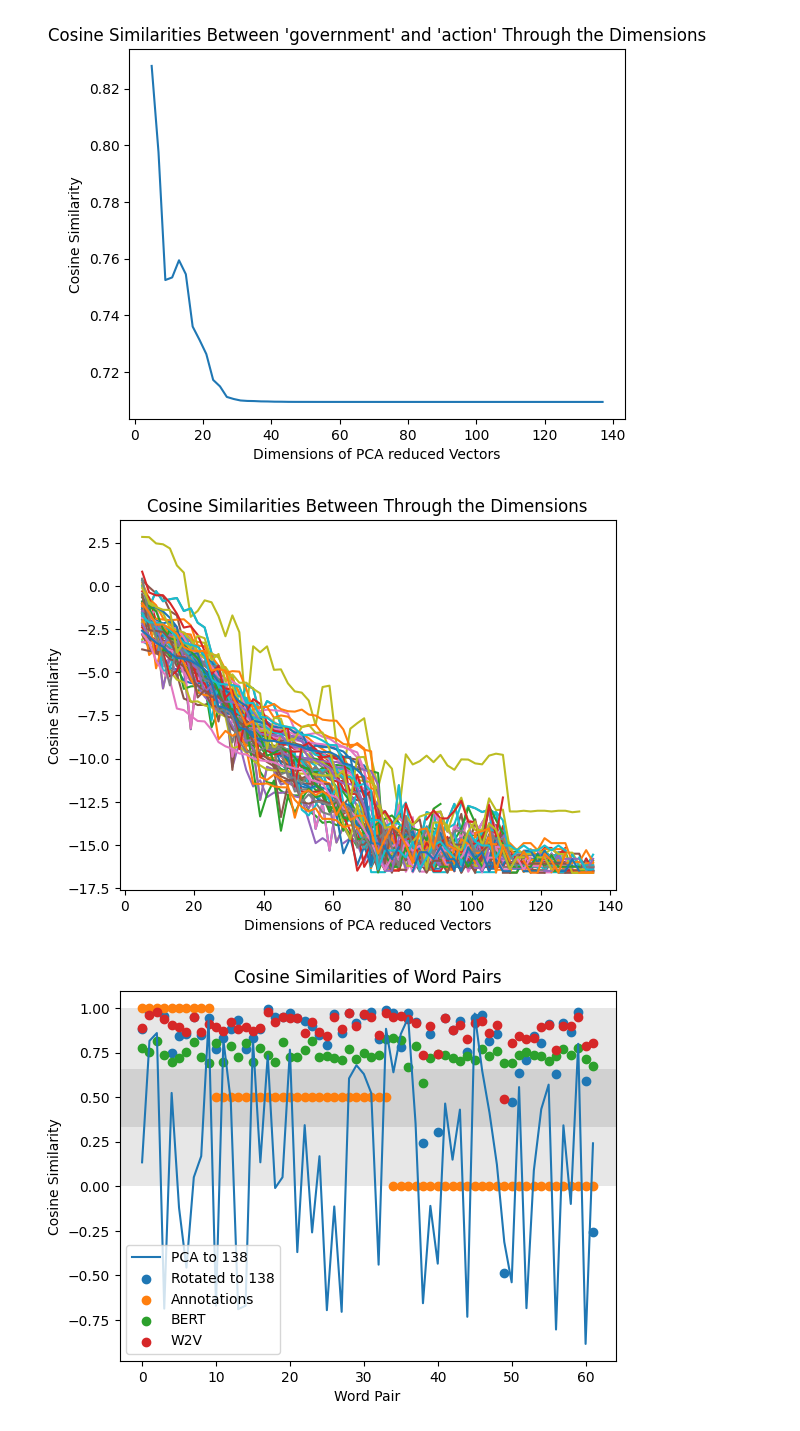
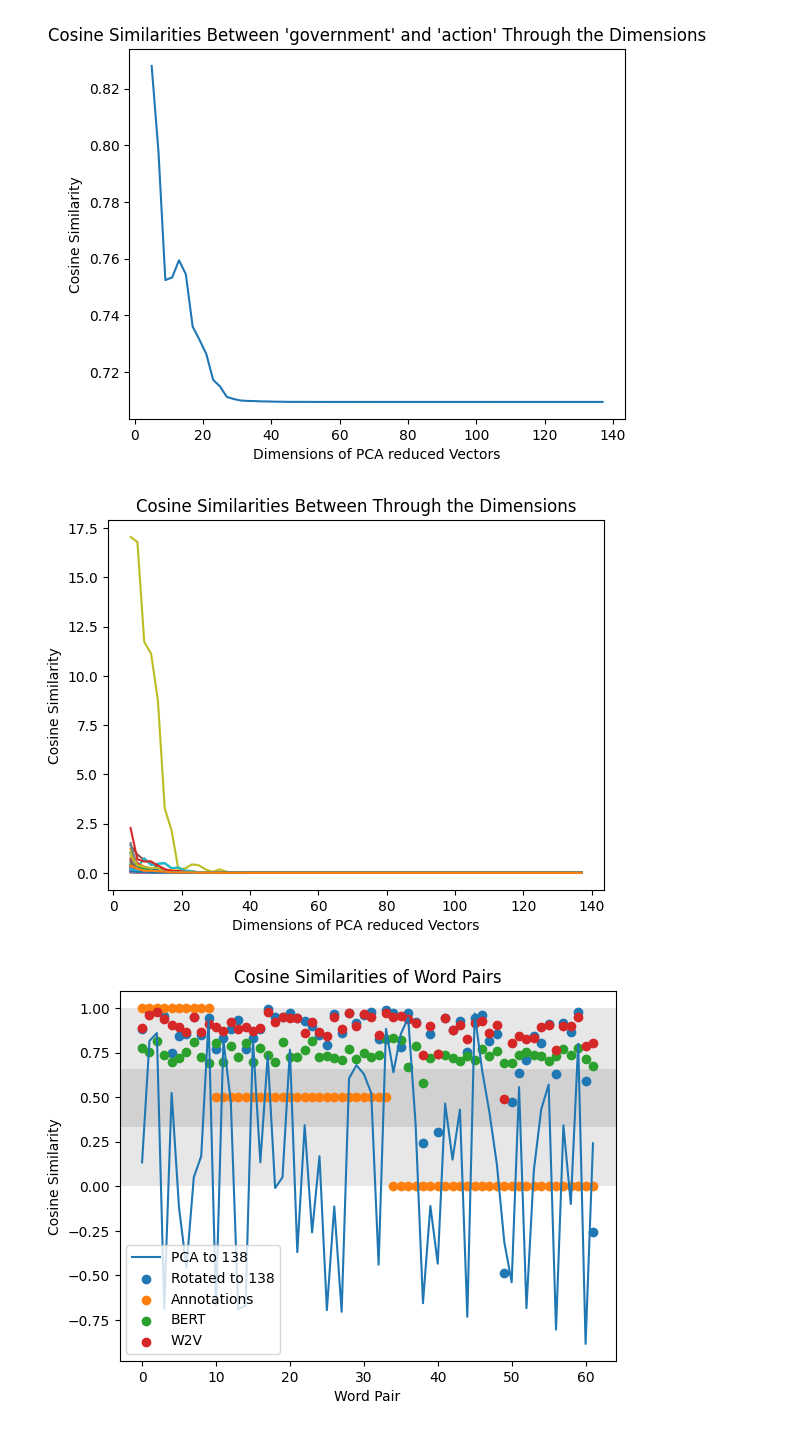
Before and after one commit to henry-dev-atkins/QNLP_MasterWork, a Jupyter notebook: ReadingWordData.ipynb, the cells around one changed output. Saved outputs shown, nothing was run; the diff lists cells and outputs as text; code cells hidden in the pictures.

```diff
--- a/ReadingWordData.ipynb
+++ b/ReadingWordData.ipynb
@@ -222,34 +225,34 @@ PlotPCAThroughDims('government', 'action')
 # %%
 def PlotPCAThroughDims():
 	model = np.array([W2V_768.getvector(vec) for vec in word_list])#np.array([bertWords.getWordVector(vec) for vec in word_list])
 	dim_similarities = []
 	dimensions = np.arange(5,138,2)
 	for dims in dimensions:
 		dim_specific_similarities = []
 		PCA_vec = DimReduceByPCA(word_vectors, dims)
 		dict_PCA_vec = {word_list[i]: row for i, row in enumerate(PCA_vec)}
 		for pair in word_pairs:
 			dim_specific_similarities.append(1-cosine(dict_PCA_vec[pair[0]],dict_PCA_vec[pair[1]]))
 		dim_similarities.append(dim_specific_similarities)
 	dim_similarities = np.array(dim_similarities).T #Transpose makes the first index a series of similarities for the same word pair through dimensions
 
 	#Scale similarities to get absolute error from 138 dims
 	for pair_index, pair_similarity_series in enumerate(dim_similarities):
 		for sim_index, sim in enumerate(pair_similarity_series):
 			if sim_index == len(pair_similarity_series)-1: dim_similarities[pair_index, sim_index] = 0
 			else:
-				dim_similarities[pair_index, sim_index] = abs((sim - dim_similarities[pair_index, -1]) / dim_similarities[pair_index, -1])
+				dim_similarities[pair_index, sim_index] = abs((dim_similarities[pair_index, sim_index] - dim_similarities[pair_index, -1]) / dim_similarities[pair_index, -1])
 
-	plt.plot(dimensions, np.log(dim_similarities.T))
+	plt.plot(dimensions, (dim_similarities.T))
 	plt.title("Cosine Similarities Between Through the Dimensions")
 	plt.ylabel("Cosine Similarity")
 	plt.xlabel("Dimensions of PCA reduced Vectors")
-	plt.savefig('Cosine_Similarities_Between_Through_the_Dimensions.png')
+	plt.savefig('Images/PCAThroughDims.png')
 	return dim_similarities
 
 array_of_res = PlotPCAThroughDims()
 # %% [output]
-[figure, old version]
+[figure, new version]
 # %%
 plt.plot(PCA_vec, label = 'PCA to '+str(138))
 plt.scatter(np.arange(0,len(rotated_similatities)),rotated_similatities, label='Rotated to '+str(len(word_list)))
```
Also changed, not shown: parts of 14 cells of this notebook, 14 other files.
